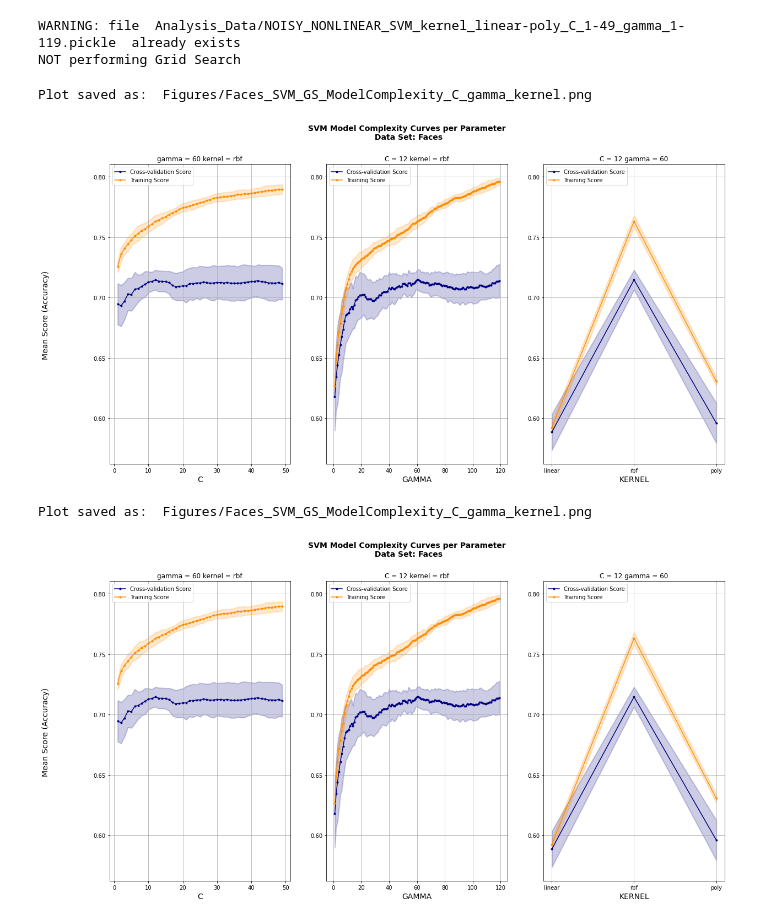
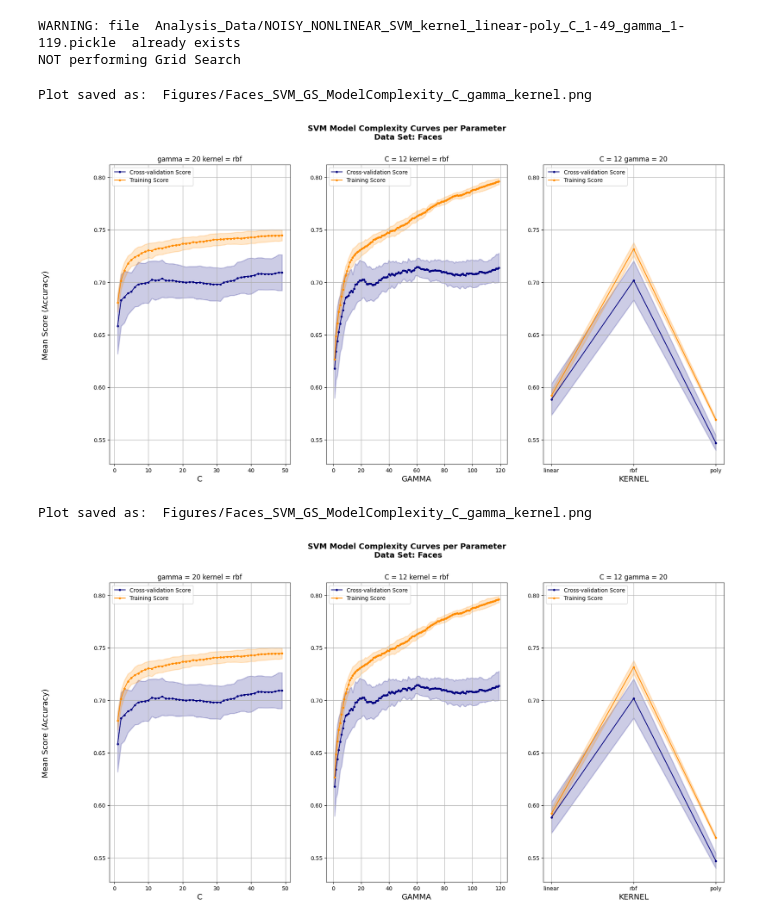
Before and after one commit to Inquisitive-ME/SupervisedLearning_Project_Code, a Jupyter notebook: SVMs/generated_noisy_nonlinear_SVM_analysis.ipynb, the cells around one changed output. Drawn from its saved outputs; the diff is of its cells as text; code cells hidden in the pictures.

Commit message:
Better formating for training and validation curves

```diff
--- a/SVMs/generated_noisy_nonlinear_SVM_analysis.ipynb
+++ b/SVMs/generated_noisy_nonlinear_SVM_analysis.ipynb
@@ -81,17 +85,17 @@ WARNING: file  Analysis_Data/NOISY_NONLINEAR_SVM_kernel_linear-poly_C_1-49_gamma
 NOT performing Grid Search
 # %%
 unused_params_values = {'gamma': min(gamma), 'C': min(C), 'kernel': 'rbf'}
-unused_params_values = {'kernel': 'rbf', 'gamma':60, 'C':12}
+unused_params_values = {'kernel': 'rbf', 'gamma':20, 'C':12}
 ylim=[0.5, 0.9]
 common_grid_search_analysis.plot_grid_search_model_complexity(gs_results, PLOT_SAVE_LOCATION, ALGO, DATASET, unused_params_value_dict=unused_params_values)
 # %% [output]
 Plot saved as:  Figures/Faces_SVM_GS_ModelComplexity_C_gamma_kernel.png
-[figure, old version]
+[figure, new version]
 # %%
 common_grid_search_analysis.plot_grid_search_model_complexity(gs_results, PLOT_SAVE_LOCATION, ALGO, DATASET, unused_params_value_dict=unused_params_values)
 # %% [output]
 Plot saved as:  Figures/Faces_SVM_GS_ModelComplexity_C_gamma_kernel.png
-[figure, old version]
+[figure, new version]
 # %%
 common_grid_search_analysis.plot_grid_search_training_times(gs_results, PLOT_SAVE_LOCATION, ALGO, DATASET, unused_params_value_dict=unused_params_values)
 # %% [output]
```
Also changed, not shown: parts of 8 cells of this notebook, 1 other file.
